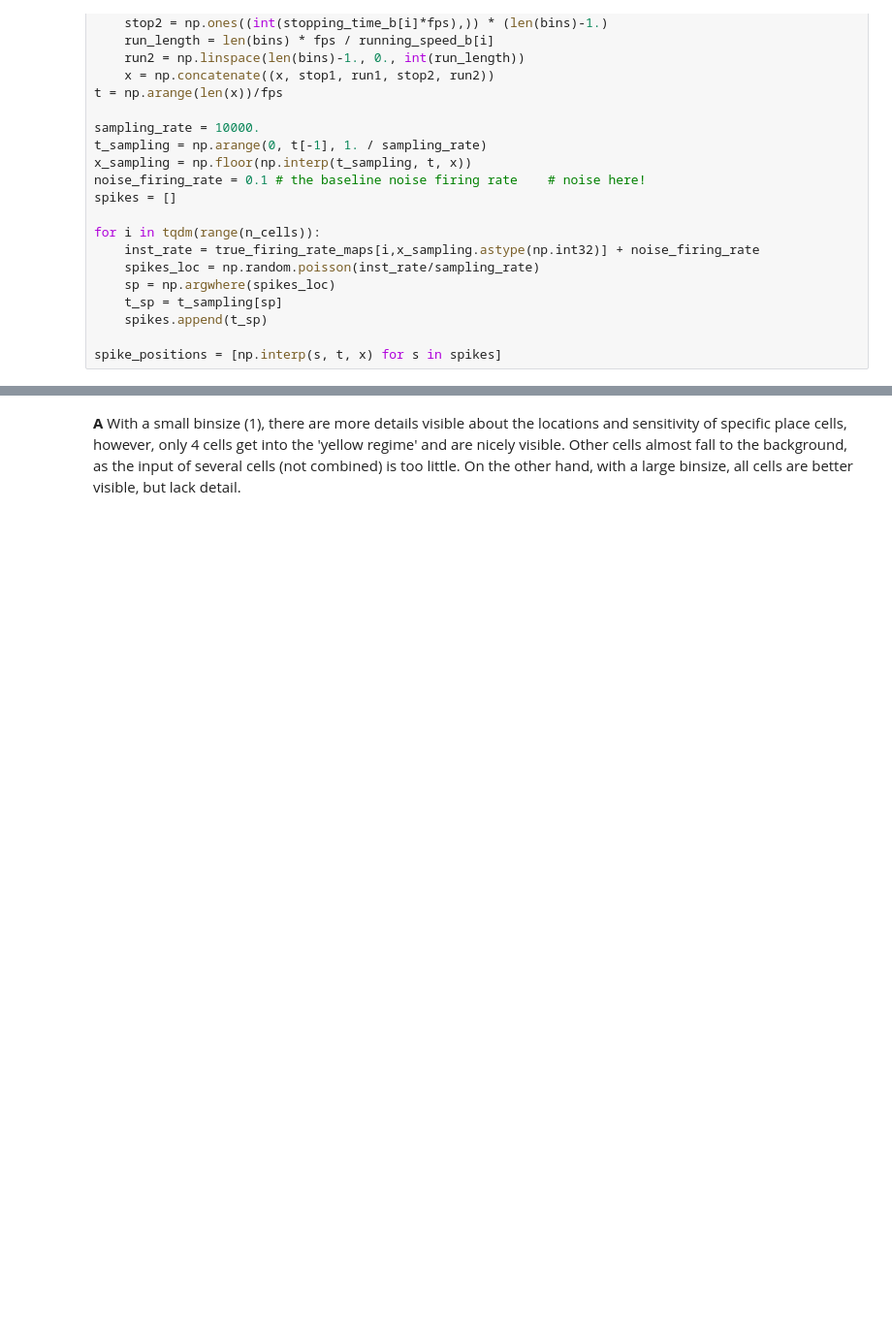
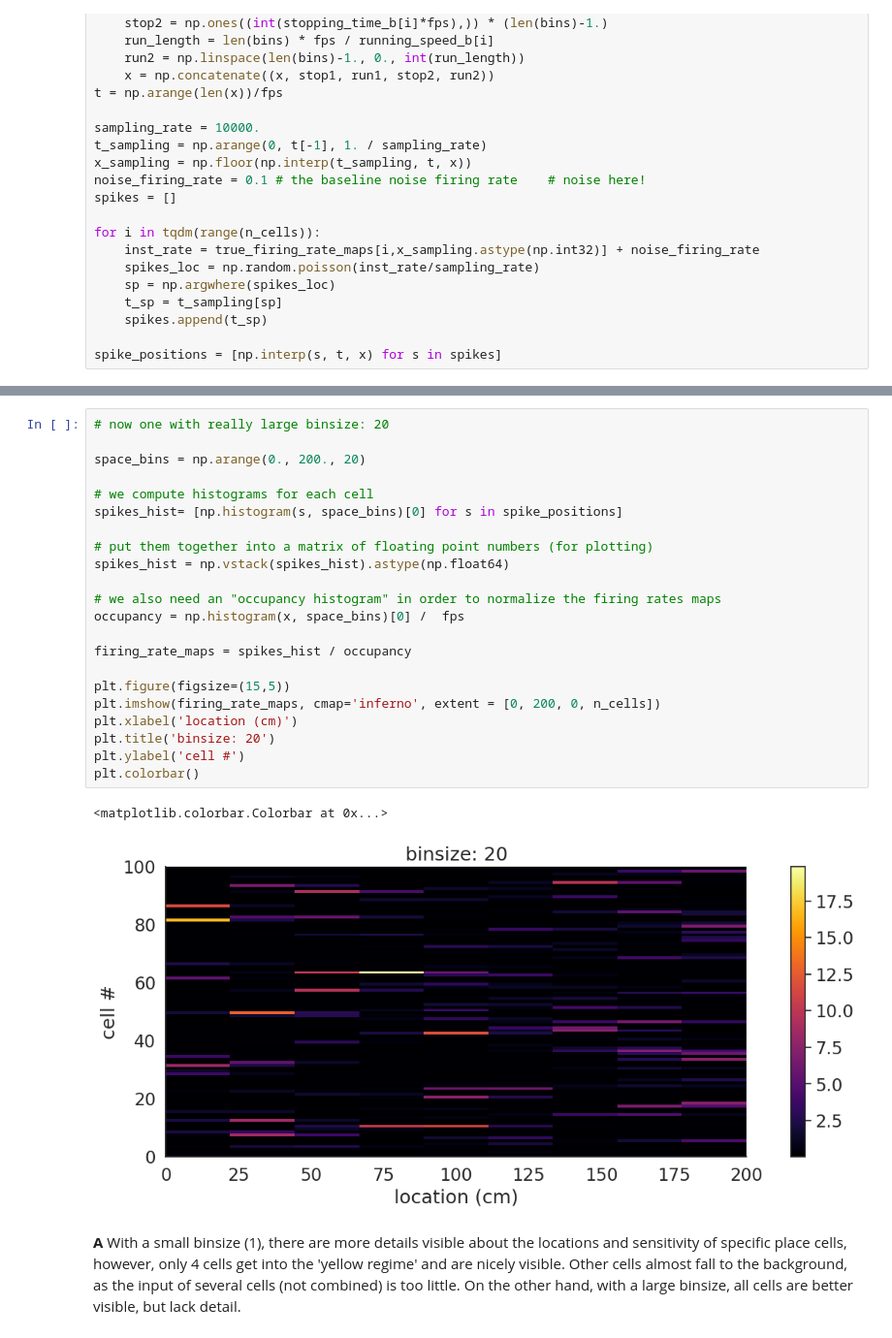
Before and after one commit to irenetiem/single-cell-analysis, a Jupyter notebook: 01-tuning-curves/exercises.ipynb, the cells around one changed output, grey strips where cells are left out. Shown at 97% size. Drawn from its saved outputs; the diff is of its cells as text; blank space fills up the shorter version.

```diff
--- a/01-tuning-curves/exercises.ipynb
+++ b/01-tuning-curves/exercises.ipynb
@@ -153,3 +155,28 @@ plt.colorbar()
+# %%
+# now one with really large binsize: 20
+
+space_bins = np.arange(0., 200., 20)
+
+# we compute histograms for each cell
+spikes_hist= [np.histogram(s, space_bins)[0] for s in spike_positions]
+
+# put them together into a matrix of floating point numbers (for plotting)
+spikes_hist = np.vstack(spikes_hist).astype(np.float64)
+
+# we also need an "occupancy histogram" in order to normalize the firing rates maps
+occupancy = np.histogram(x, space_bins)[0] /  fps
+
+firing_rate_maps = spikes_hist / occupancy
+
+plt.figure(figsize=(15,5))
+plt.imshow(firing_rate_maps, cmap='inferno', extent = [0, 200, 0, n_cells])
+plt.xlabel('location (cm)')
+plt.title('binsize: 20')
+plt.ylabel('cell #')
+plt.colorbar()
+# %% [output]
+<matplotlib.colorbar.Colorbar at 0x...>
+[figure, added]
 # %% [markdown]
 **A** With a small binsize (1), there are more details visible about the locations and sensitivity of specific place cells, however, only 4 cells get into the 'yellow regime' and are nicely visible. Other cells almost fall to the background, as the input of several cells (not combined) is too little. On the other hand, with a large binsize, all cells are better visible, but lack detail.
 # %%
```
Also changed, not shown: parts of 3 cells of this notebook.
